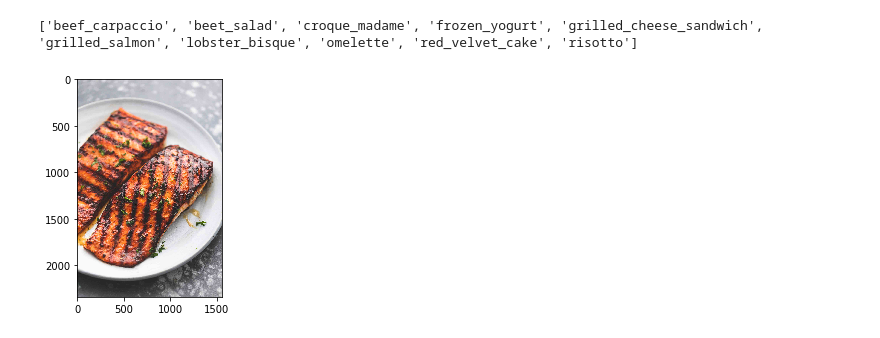
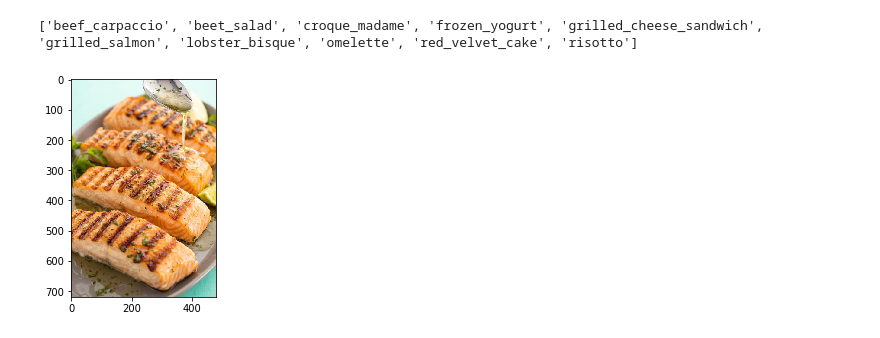
Before and after one commit to ktzy0305/FoodClassifier, a Jupyter notebook: Assignment_1.ipynb, the cells around one changed output. Cells and saved outputs as stored; diff of their text form; code cells hidden in the pictures.

```diff
--- a/Assignment_1.ipynb
+++ b/Assignment_1.ipynb
@@ -375,7 +370,7 @@ WARNING:tensorflow:From C:\Users\Kevin\Anaconda3\lib\site-packages\keras\optimiz
 # Train the Model
 history = model.fit_generator(train_generator,
                               steps_per_epoch=375,
-                              epochs=100,
+                              epochs=30,
                               validation_data=validation_generator,
                               validation_steps=100)
 # %% [output]
@@ -482,15 +477,15 @@ def prediction(model, img_array, items_l):
 # %%
 # Make prediction for the image you downloaded from internet
 import matplotlib.pyplot as plt
 import numpy as np
-img = 'salmon1.jpg' # the picture you downloaded from internet, which contains a type of food in your food list
+img = 'salmon3.jpg' # the picture you downloaded from internet, which contains a type of food in your food list
 plt.imshow(plt.imread(img))
 plt.show()
 
 img_array = image_process(img)
 prob_df, result = prediction(model, img_array, food_list)
 print('The prediction is: ', result, '\n\n', prob_df)
 # %% [output]
-[figure, old version]
+[figure, new version]
 The prediction is:  grilled_salmon
 
```
Also changed, not shown: parts of 8 cells of this notebook, 3 other files.
